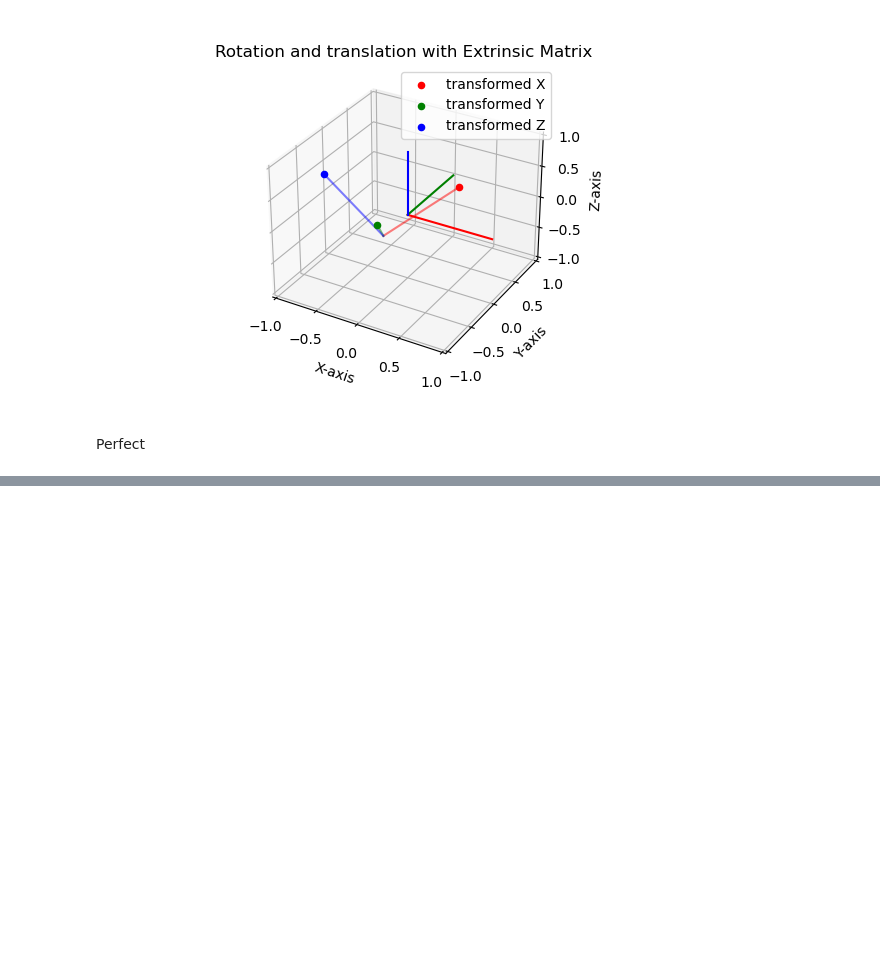
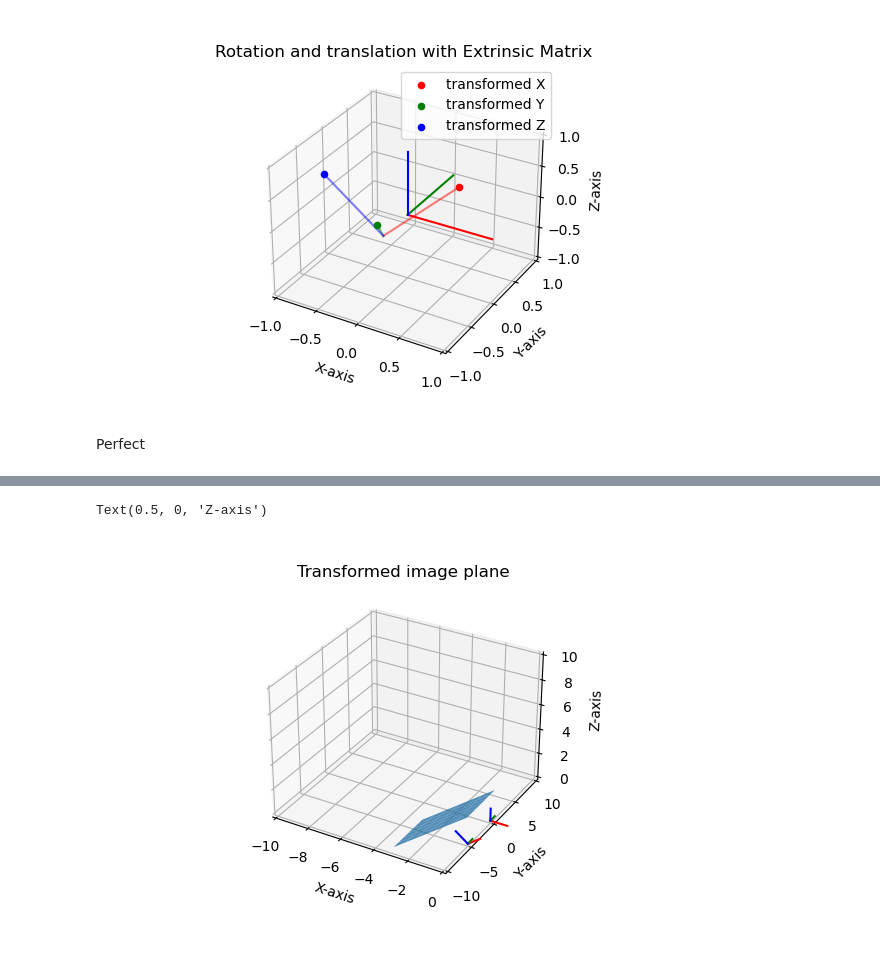
Before and after one commit to wingedrasengan927/Intro-to-computer-vision---Notes, a Jupyter notebook: lesson 3/3C - L2 Camera Intrinsic and Extrinsic Parameters.ipynb, the cells around one changed output, grey strips where cells are left out. Saved outputs shown, nothing was run; the diff lists cells and outputs as text; code cells hidden in the pictures; blank space fills up the shorter version.

```diff
--- a/lesson 3/3C - L2 Camera Intrinsic and Extrinsic Parameters.ipynb
+++ b/lesson 3/3C - L2 Camera Intrinsic and Extrinsic Parameters.ipynb
@@ -152,0 +230,2 @@ Perfect
+# %%
+pt = np.matmul(E, pi)
@@ -152,0 +236,25 @@ Perfect
+# %%
+# separate x, y, z and construct a grid from the transformed points
+xxt = pt[0, :].reshape(img_size)
+yyt = pt[1, :].reshape(img_size)
+Zt = pt[2, :].reshape(img_size)
+# %%
+fig = plt.figure(figsize=(6, 4))
+ax = fig.add_subplot(111,projection='3d')
+
+ax.set(xlim=(-10, 0), ylim=(-10, 10), zlim=(0, 10))
+
+ax = pr.plot_basis(ax)
+
+# the transformed image plane
+ax.plot_surface(xxt, yyt, Zt, alpha=0.75)
+# the transformed camera
+ax = pr.plot_basis(ax, R, p=t)
+
+ax.set_title("Transformed image plane")
+ax.set_xlabel("X-axis")
+ax.set_ylabel("Y-axis")
+ax.set_zlabel("Z-axis")
+# %% [output]
+Text(0.5, 0, 'Z-axis')
+[figure, added]
```
Also changed, not shown: parts of 15 cells of this notebook.
